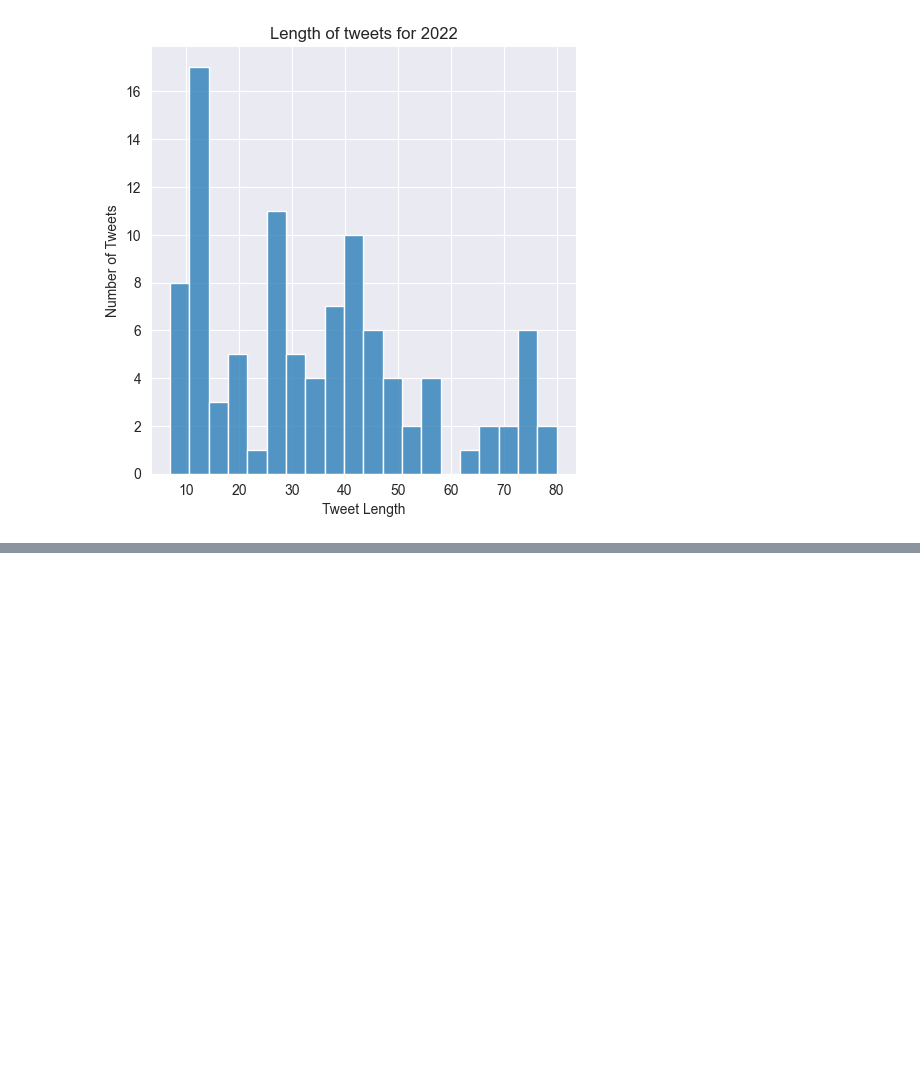
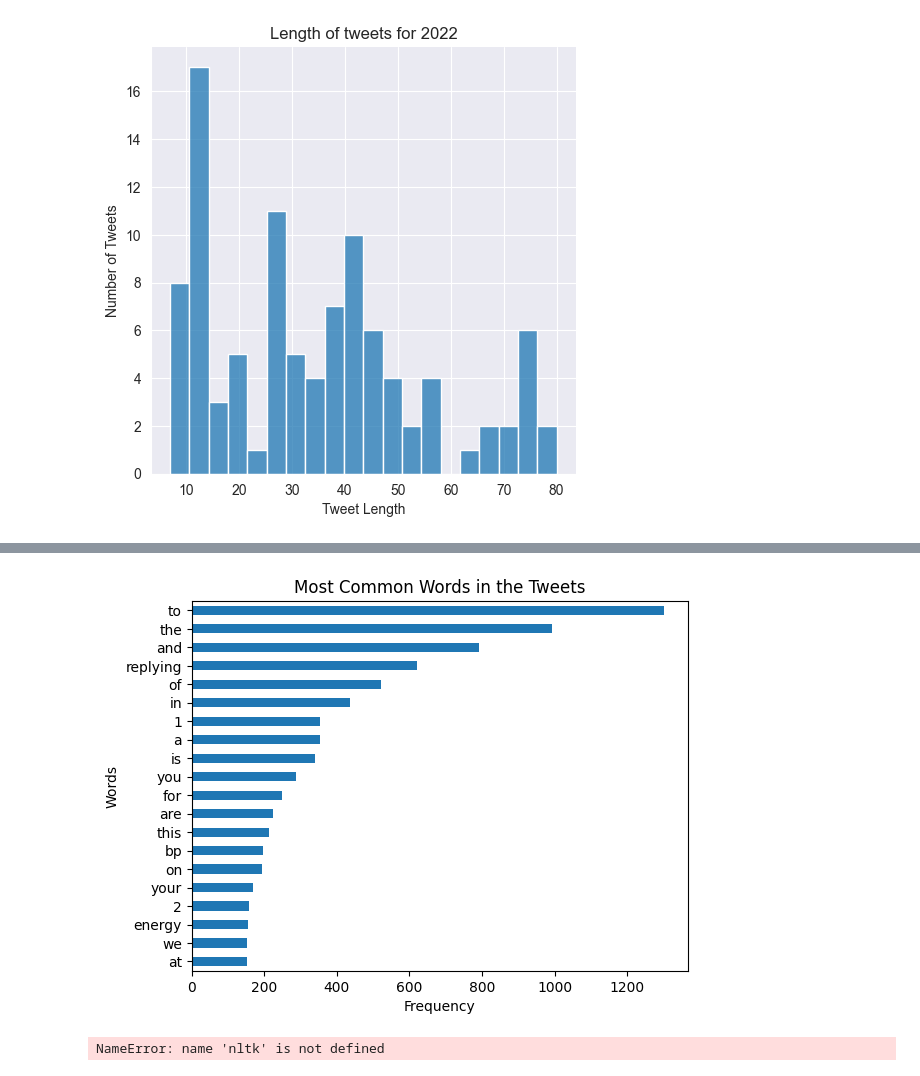
Before and after one commit to JoseAngelGarciaSanchez/overperforming-58-energy-stocks, a Jupyter notebook: eda.ipynb, the cells around one changed output, grey strips where cells are left out. Drawn from its saved outputs; the diff is of its cells as text; code cells hidden in the pictures; blank space fills up the shorter version.

```diff
--- a/eda.ipynb
+++ b/eda.ipynb
@@ -120,0 +146,43 @@ fig.suptitle('Average word length in each tweet')
+# %%
+import matplotlib.pyplot as plt
+import pandas as pd
+
+
+
+# Create a list of all the words in the column 'TweetText'
+all_words = ' '.join(df['TweetText'])
+
+# Split the list into individual words
+words = all_words.split()
+
+# Use the pandas method 'value_counts' to get the frequency of each word
+word_freq = pd.Series(words).value_counts()
+
+# Plot the top 20 most common words
+word_freq[:20].sort_values(ascending=True).plot.barh()
+
+# Add a title and labels
+plt.title("Most Common Words in the Tweets")
+plt.xlabel("Frequency")
+plt.ylabel("Words")
+
+# Show the plot
+plt.show()
+# %% [output]
+[figure, added]
+# %%
+# Create a list of all the tweets
+tweets = df["TweetText"].tolist()
+
+# Perform text pre-processing
+nltk.download('punkt')
+tweets = [nltk.word_tokenize(tweet) for tweet in tweets]
+
+# Create a frequency distribution of the words
+fdist = FreqDist(word for tweet in tweets for word in tweet)
+
+# Plot the most common words
+fdist.plot(30, cumulative=False)
+plt.show()
+# %% [output]
+NameError: name 'nltk' is not defined
```
Also changed, not shown: parts of 8 cells of this notebook, 1 other file.
